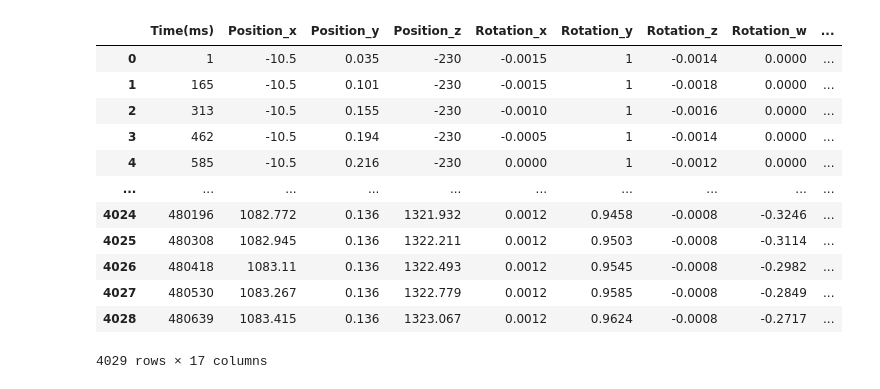
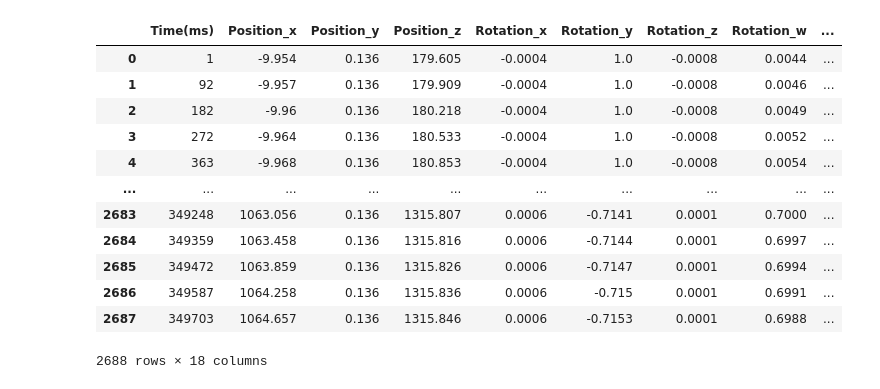
Before and after one commit to YU-Anthony/DrivingStyleClassification, a Jupyter notebook: transferData.ipynb, the cells around one changed output. Saved outputs shown, nothing was run; the diff lists cells and outputs as text; code cells hidden in the pictures.

```diff
--- a/transferData.ipynb
+++ b/transferData.ipynb
@@ -1,11 +0,0 @@
-# %%
-#-*-coding:utf-8 -*-
-
-import csv
-with open('analyzerData/preprocess/p36.csv', 'w') as csvfile:
-    spamwriter = csv.writer(csvfile, dialect='excel')
-    # 读要转换的txt文件，文件每行各词间以:字符分隔
-    with open('analyzerData/p36-1/2019_08_18-17_53_26/carData_track1.txt', 'r') as filein:
-        for line in filein:
-            line_list = line.strip('\n').split(':')
-            spamwriter.writerow(line_list)
@@ -47,0 +239,31 @@ tempDataset = pd.json_normalize(jsonData)
+# %%
+list_x, list_z, list_v, list_t, list_distance_ahead= read_data()
+
+coordinates = read_coordinates('coordinates.txt',lane)
+print("coordinates",coordinates)
+sections = checksection(list_x,list_z,list_t,coordinates)
+
+# for content in list_x[sections[0]:sections[1]]:
+#     for line in tempDataset.itertuples():
+#         print("line[1]",line[1])
+#         if line[1]==content:
+#             tempDataset.drop(line)
+
+# print("list_x[sections[0]:sections[1]]",list_x[sections[0]:sections[1]])
+countlist1=list_x[sections[0]:sections[1]]
+countlist2=list_x[sections[5]:]
+
+# for i in len(countlist):
+#     tempDataset.drop(0)
+
+# tempDataset
+
+# tempDataset.head(len(countlist1))
+tempDataset.drop(tempDataset.head(len(countlist1)).index,inplace=True)
+
+
+tempDataset.drop(tempDataset.tail(len(countlist2)).index,inplace=True) # 从尾部去掉n行
+# reset index
+tempDataset = tempDataset.reset_index(drop=True)
+
+tempDataset
@@ -55,28 +294,30 @@ print(minTime)
 # %%
 def baseTime(x):
     x=int(x)-int(minTime)+1
     return x
 
 
 tempDataset['Time(ms)'] = tempDataset['Time(ms)'].map( lambda x: baseTime(x))
 tempDataset['Rotation_x'] = tempDataset['Rotation_x'].apply(lambda x: float(x))
 tempDataset['Rotation_w'] = tempDataset['Rotation_w'].apply(lambda x: float(x))
 tempDataset['Rotation_z'] = tempDataset['Rotation_z'].apply(lambda x: float(x))
 tempDataset['Steering Wheel Position_-1'] = tempDataset['Steering Wheel Position_-1'].apply(lambda x: float(x))
 
+tempDataset['Driver']= driver
+
 tempDataset
 # %% [output]
 |  | Time(ms) | Position_x | Position_y | Position_z | Rotation_x | Rotation_y | Rotation_z | Rotation_w | ... |
-| 0 | 1 | -10.5 | 0.035 | -230 | -0.0015 | 1 | -0.0014 | 0.0000 | ... |
-| 1 | 165 | -10.5 | 0.101 | -230 | -0.0015 | 1 | -0.0018 | 0.0000 | ... |
-| 2 | 313 | -10.5 | 0.155 | -230 | -0.0010 | 1 | -0.0016 | 0.0000 | ... |
-| 3 | 462 | -10.5 | 0.194 | -230 | -0.0005 | 1 | -0.0014 | 0.0000 | ... |
-| 4 | 585 | -10.5 | 0.216 | -230 | 0.0000 | 1 | -0.0012 | 0.0000 | ... |
+| 0 | 1 | -9.954 | 0.136 | 179.605 | -0.0004 | 1.0 | -0.0008 | 0.0044 | ... |
+| 1 | 92 | -9.957 | 0.136 | 179.909 | -0.0004 | 1.0 | -0.0008 | 0.0046 | ... |
+| 2 | 182 | -9.96 | 0.136 | 180.218 | -0.0004 | 1.0 | -0.0008 | 0.0049 | ... |
+| 3 | 272 | -9.964 | 0.136 | 180.533 | -0.0004 | 1.0 | -0.0008 | 0.0052 | ... |
+| 4 | 363 | -9.968 | 0.136 | 180.853 | -0.0004 | 1.0 | -0.0008 | 0.0054 | ... |
 | ... | ... | ... | ... | ... | ... | ... | ... | ... | ... |
-| 4024 | 480196 | 1082.772 | 0.136 | 1321.932 | 0.0012 | 0.9458 | -0.0008 | -0.3246 | ... |
-| 4025 | 480308 | 1082.945 | 0.136 | 1322.211 | 0.0012 | 0.9503 | -0.0008 | -0.3114 | ... |
-| 4026 | 480418 | 1083.11 | 0.136 | 1322.493 | 0.0012 | 0.9545 | -0.0008 | -0.2982 | ... |
-| 4027 | 480530 | 1083.267 | 0.136 | 1322.779 | 0.0012 | 0.9585 | -0.0008 | -0.2849 | ... |
-| 4028 | 480639 | 1083.415 | 0.136 | 1323.067 | 0.0012 | 0.9624 | -0.0008 | -0.2717 | ... |
+| 2683 | 349248 | 1063.056 | 0.136 | 1315.807 | 0.0006 | -0.7141 | 0.0001 | 0.7000 | ... |
+| 2684 | 349359 | 1063.458 | 0.136 | 1315.816 | 0.0006 | -0.7144 | 0.0001 | 0.6997 | ... |
+| 2685 | 349472 | 1063.859 | 0.136 | 1315.826 | 0.0006 | -0.7147 | 0.0001 | 0.6994 | ... |
+| 2686 | 349587 | 1064.258 | 0.136 | 1315.836 | 0.0006 | -0.715 | 0.0001 | 0.6991 | ... |
+| 2687 | 349703 | 1064.657 | 0.136 | 1315.846 | 0.0006 | -0.7153 | 0.0001 | 0.6988 | ... |
-4029 rows × 17 columns
+2688 rows × 18 columns
 # %%
```
Also changed, not shown: parts of 12 cells of this notebook, 1 other file.
